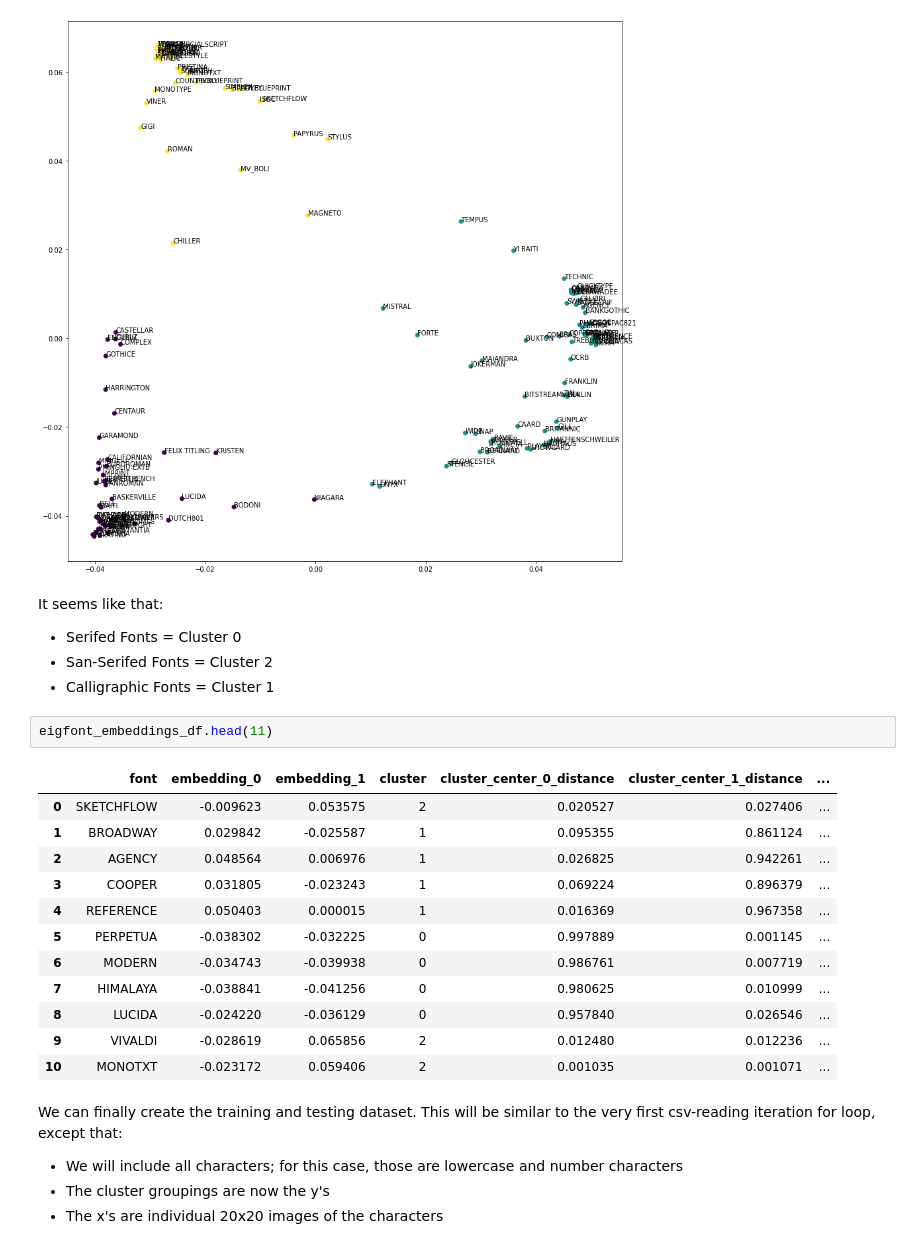
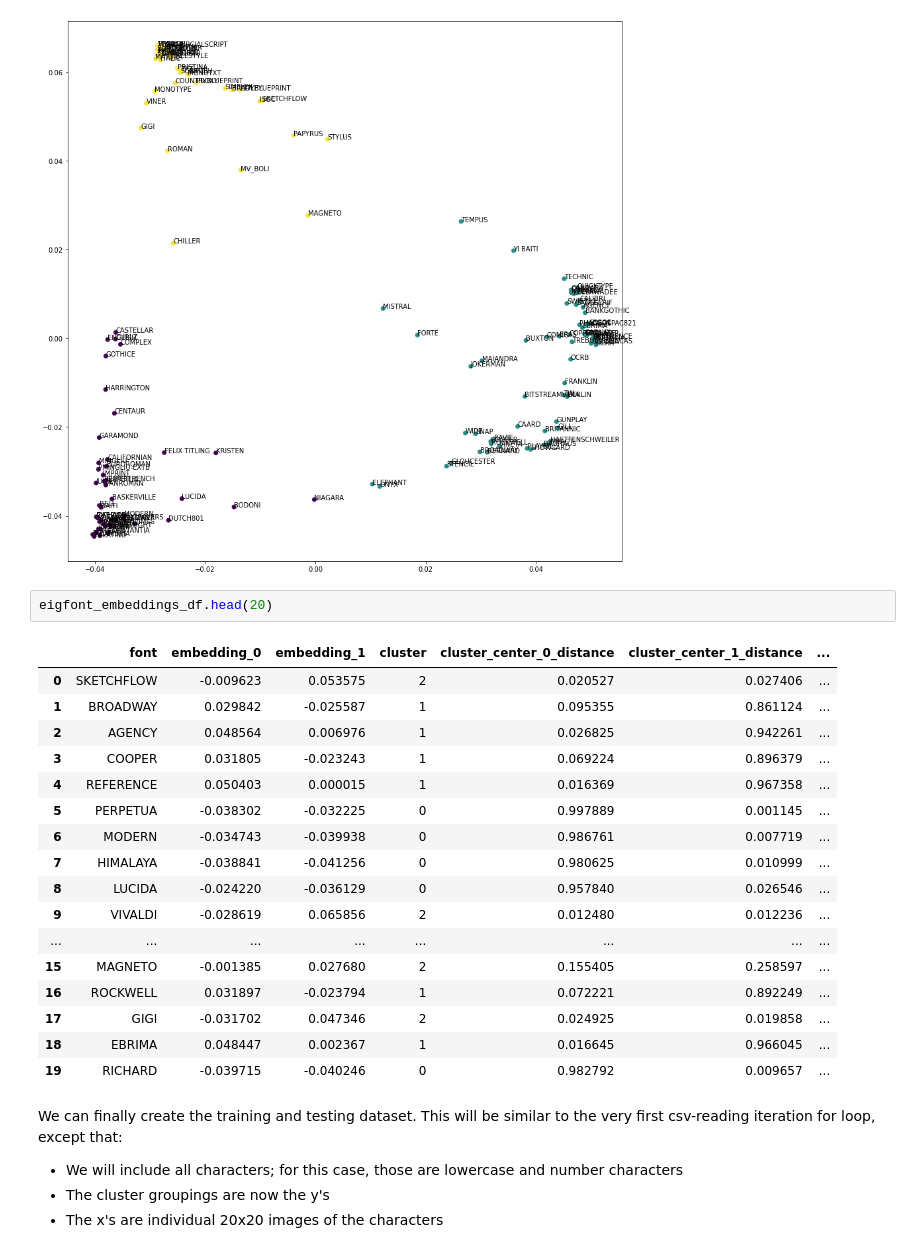
Before and after one commit to benduong2001/dsproject_font_decorator, a Jupyter notebook: font-type-image-classification.ipynb, the cells around one changed output. Cells and saved outputs as stored; diff of their text form.

Commit message:
Kaggle Notebook | Font Type Image Classification | Version 3

```diff
--- a/font-type-image-classification.ipynb
+++ b/font-type-image-classification.ipynb
@@ -225,26 +225,26 @@ for i, txt in enumerate(fonts):
     ax.annotate(txt, (x[i], y[i]))
 # %% [output]
 [figure]
-# %% [markdown]
-It seems like that:
-* Serifed Fonts = Cluster 0
-* San-Serifed Fonts = Cluster 2
-* Calligraphic Fonts = Cluster 1
 # %%
-eigfont_embeddings_df.head(11)
+eigfont_embeddings_df.head(20)
 # %% [output]
 |  | font | embedding_0 | embedding_1 | cluster | cluster_center_0_distance | cluster_center_1_distance | ... |
 | 0 | SKETCHFLOW | -0.009623 | 0.053575 | 2 | 0.020527 | 0.027406 | ... |
 | 1 | BROADWAY | 0.029842 | -0.025587 | 1 | 0.095355 | 0.861124 | ... |
 | 2 | AGENCY | 0.048564 | 0.006976 | 1 | 0.026825 | 0.942261 | ... |
 | 3 | COOPER | 0.031805 | -0.023243 | 1 | 0.069224 | 0.896379 | ... |
 | 4 | REFERENCE | 0.050403 | 0.000015 | 1 | 0.016369 | 0.967358 | ... |
 | 5 | PERPETUA | -0.038302 | -0.032225 | 0 | 0.997889 | 0.001145 | ... |
 | 6 | MODERN | -0.034743 | -0.039938 | 0 | 0.986761 | 0.007719 | ... |
 | 7 | HIMALAYA | -0.038841 | -0.041256 | 0 | 0.980625 | 0.010999 | ... |
 | 8 | LUCIDA | -0.024220 | -0.036129 | 0 | 0.957840 | 0.026546 | ... |
 | 9 | VIVALDI | -0.028619 | 0.065856 | 2 | 0.012480 | 0.012236 | ... |
-| 10 | MONOTXT | -0.023172 | 0.059406 | 2 | 0.001035 | 0.001071 | ... |
+| ... | ... | ... | ... | ... | ... | ... | ... |
+| 15 | MAGNETO | -0.001385 | 0.027680 | 2 | 0.155405 | 0.258597 | ... |
+| 16 | ROCKWELL | 0.031897 | -0.023794 | 1 | 0.072221 | 0.892249 | ... |
+| 17 | GIGI | -0.031702 | 0.047346 | 2 | 0.024925 | 0.019858 | ... |
+| 18 | EBRIMA | 0.048447 | 0.002367 | 1 | 0.016645 | 0.966045 | ... |
+| 19 | RICHARD | -0.039715 | -0.040246 | 0 | 0.982792 | 0.009657 | ... |
 # %% [markdown]
 We can finally create the training and testing dataset. This will be similar to the very first csv-reading iteration for loop, except that:
 * We will include all characters; for this case, those are lowercase and number characters
```
Also changed, not shown: parts of 8 cells of this notebook.
